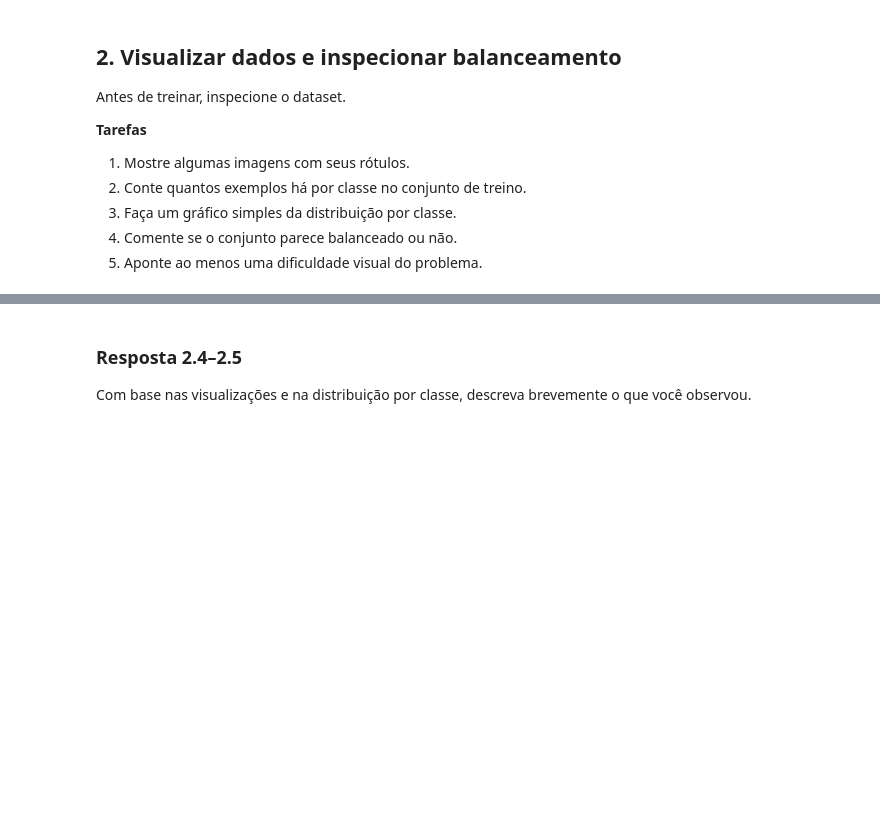
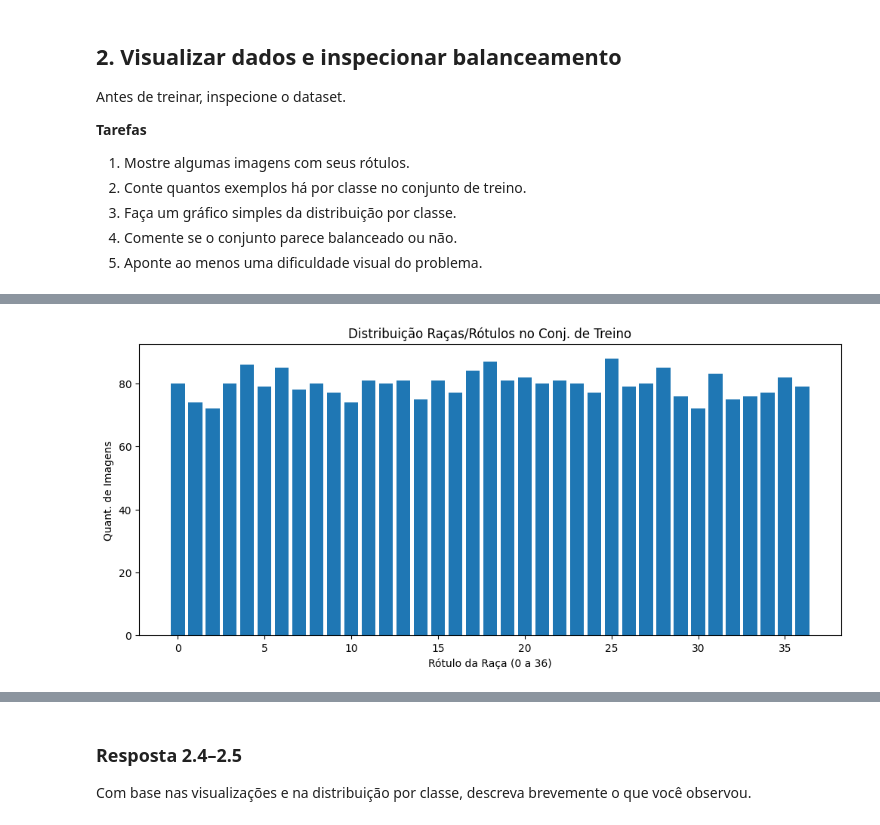
Before and after one commit to Heri-impatech/trabalho_I_ml2, a Jupyter notebook: trabalho_1/classificacao_com_cnn.ipynb, the cells around one changed output, grey strips where cells are left out. Cells and saved outputs as stored; diff of their text form; code cells hidden in the pictures; blank space fills up the shorter version.

```diff
--- a/trabalho_1/classificacao_com_cnn.ipynb
+++ b/trabalho_1/classificacao_com_cnn.ipynb
@@ -205,0 +240,23 @@ Antes de treinar, inspecione o dataset.
+# %%
+# TODO:
+# - mostrar algumas imagens do treino
+# - obter nomes/classes
+# - contar frequência por classe
+# - fazer um gráfico simples
+
+from collections import Counter
+etiquetas_treino = []
+for imagem_qualquer, label in data_train:
+    etiquetas_treino.append(label)
+
+contagem = Counter(etiquetas_treino)
+
+# Criaando gráfico de barras com a frequência de cada classe
+plt.figure(figsize=(12, 5))
+plt.bar(contagem.keys(), contagem.values())
+plt.title("Distribuição Raças/Rótulos no Conj. de Treino")
+plt.xlabel("Rótulo da Raça (0 a 36)")
+plt.ylabel("Quant. de Imagens")
+plt.show()
+# %% [output]
+[figure, added]
```
Also changed, not shown: parts of 7 cells of this notebook.
